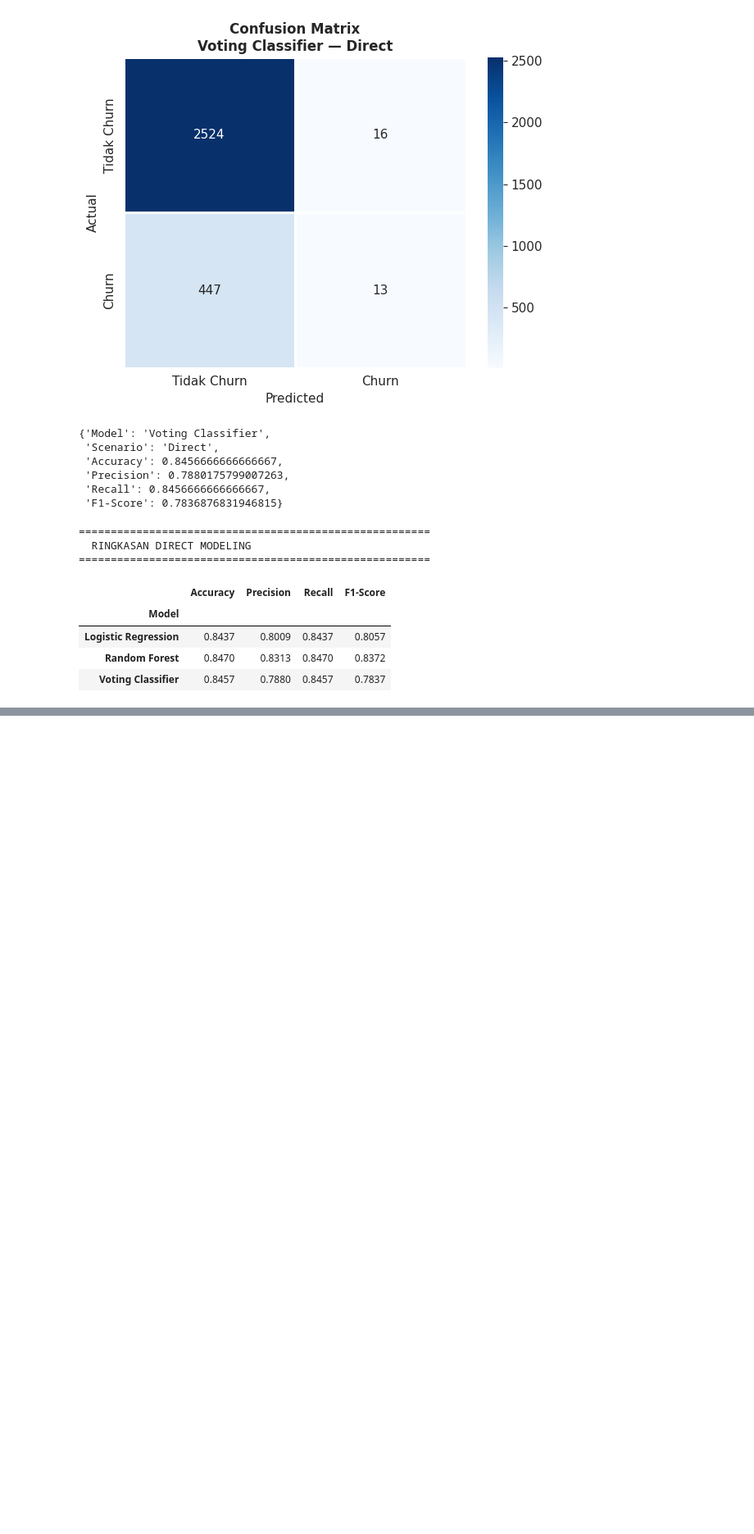
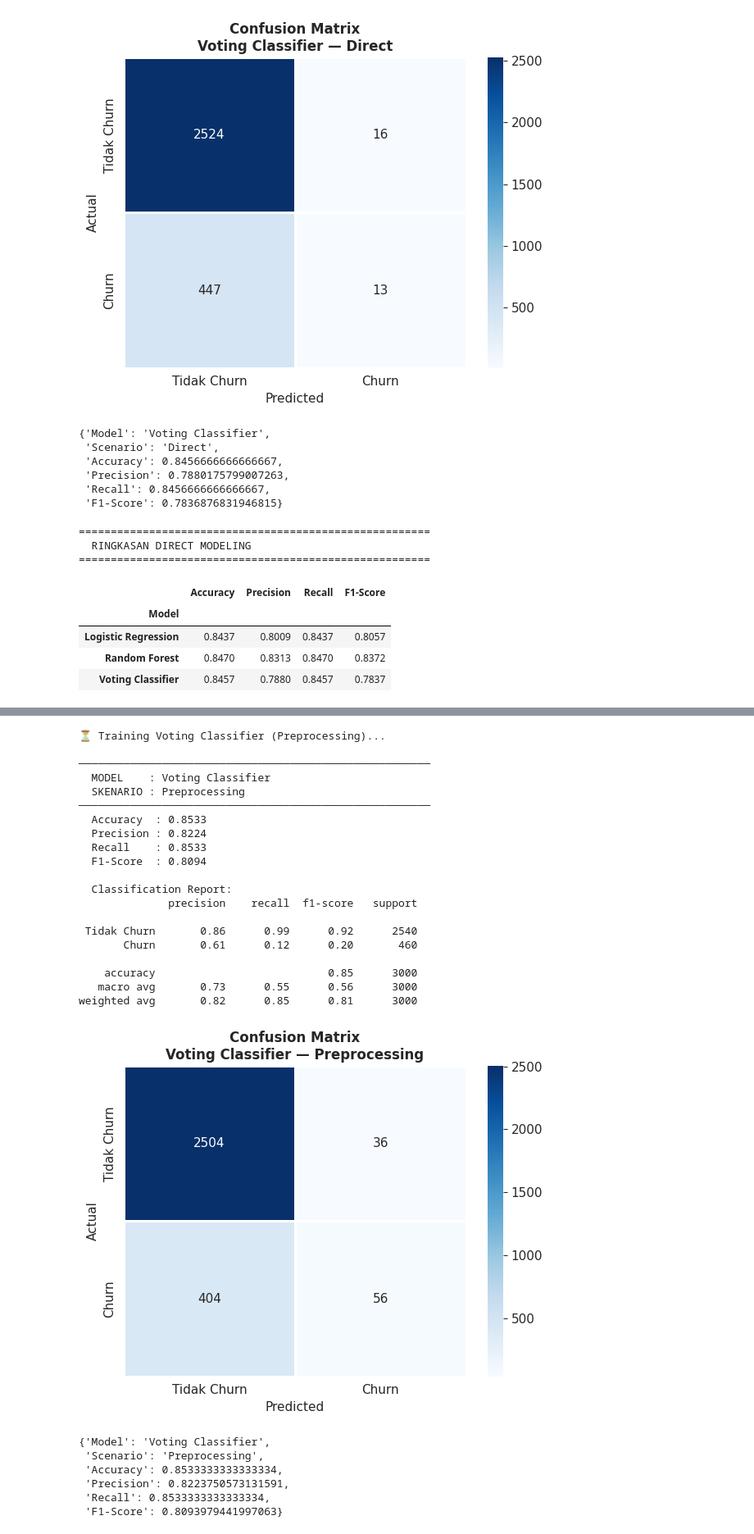
Before and after one commit to GabriellaJovanka/churn-customer--prediction, a Jupyter notebook: ChurnPredict_Draft.ipynb, the cells around one changed output, grey strips where cells are left out. Shown at 82% size. Drawn from its saved outputs; the diff is of its cells as text; code cells hidden in the pictures; blank space fills up the shorter version.

```diff
--- a/ChurnPredict_Draft.ipynb
+++ b/ChurnPredict_Draft.ipynb
@@ -521,0 +807,39 @@ display(df_direct_results.set_index('Model').drop(columns='Scenario')
+# %%
+# Model 3: Voting Classifier + Preprocessing
+print("⏳ Training Voting Classifier (Preprocessing)...")
+estimators_p = [
+    ('lr',  LogisticRegression(max_iter=1000, random_state=SEED)),
+    ('svm', SVC(probability=True, kernel='rbf', random_state=SEED)),
+    ('knn', KNeighborsClassifier(n_neighbors=5))
+]
+vc_p = VotingClassifier(estimators=estimators_p, voting='soft', n_jobs=-1)
+vc_p.fit(X_tr_p_sc, y_tr_p)
+evaluate_model(vc_p, X_te_p_sc, y_te_p, "Voting Classifier", "Preprocessing")
+# %% [output]
+⏳ Training Voting Classifier (Preprocessing)...
+
+───────────────────────────────────────────────────────
+  MODEL    : Voting Classifier
+  SKENARIO : Preprocessing
+───────────────────────────────────────────────────────
+  Accuracy  : 0.8533
+  Precision : 0.8224
+  Recall    : 0.8533
+  F1-Score  : 0.8094
+
+  Classification Report:
+              precision    recall  f1-score   support
+
+ Tidak Churn       0.86      0.99      0.92      2540
+       Churn       0.61      0.12      0.20       460
+
+    accuracy                           0.85      3000
+   macro avg       0.73      0.55      0.56      3000
+weighted avg       0.82      0.85      0.81      3000
+[figure, added]
+{'Model': 'Voting Classifier',
+ 'Scenario': 'Preprocessing',
+ 'Accuracy': 0.8533333333333334,
+ 'Precision': 0.8223750573131591,
+ 'Recall': 0.8533333333333334,
+ 'F1-Score': 0.8093979441997063}
```
Also changed, not shown: parts of 20 cells of this notebook.
